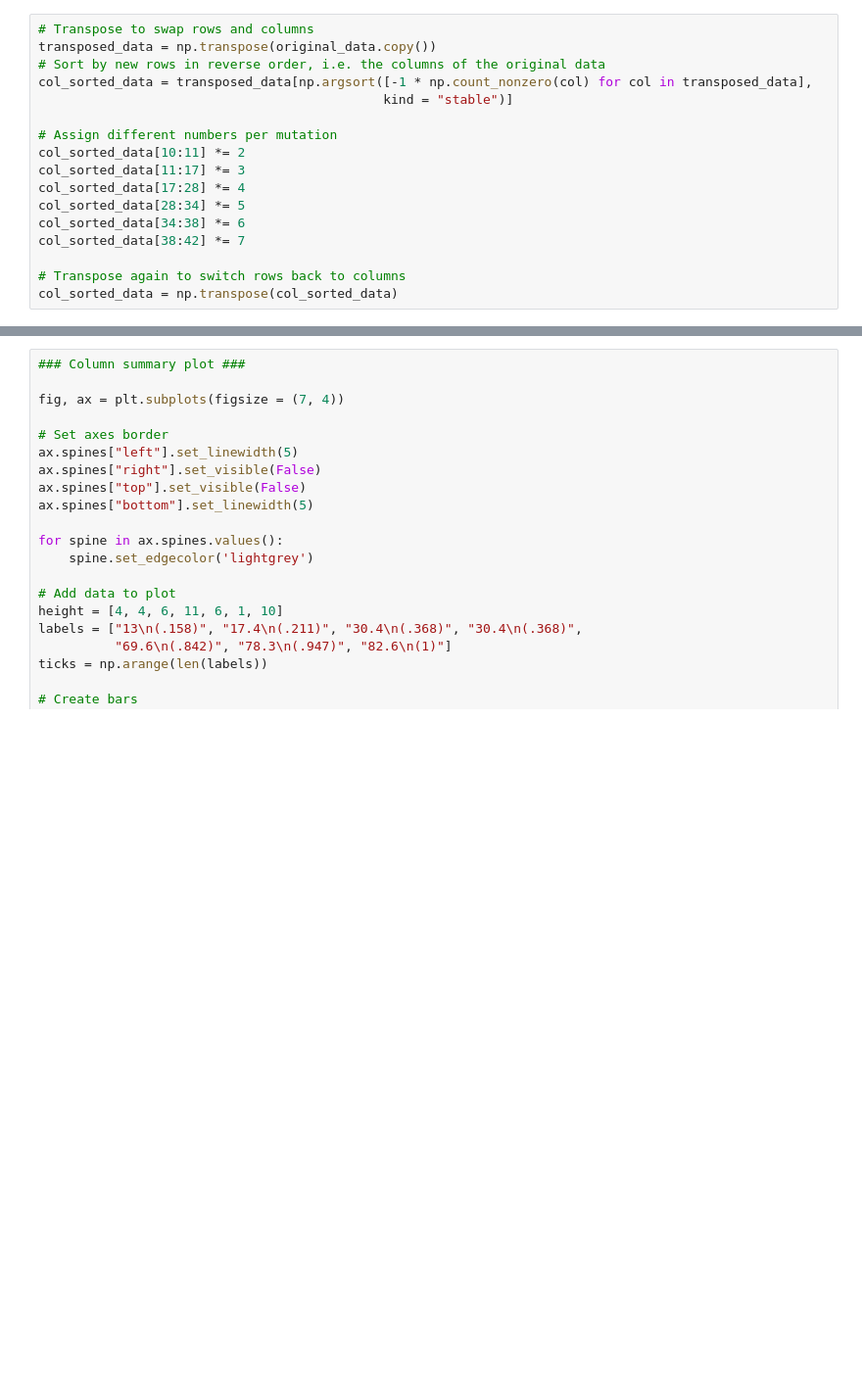
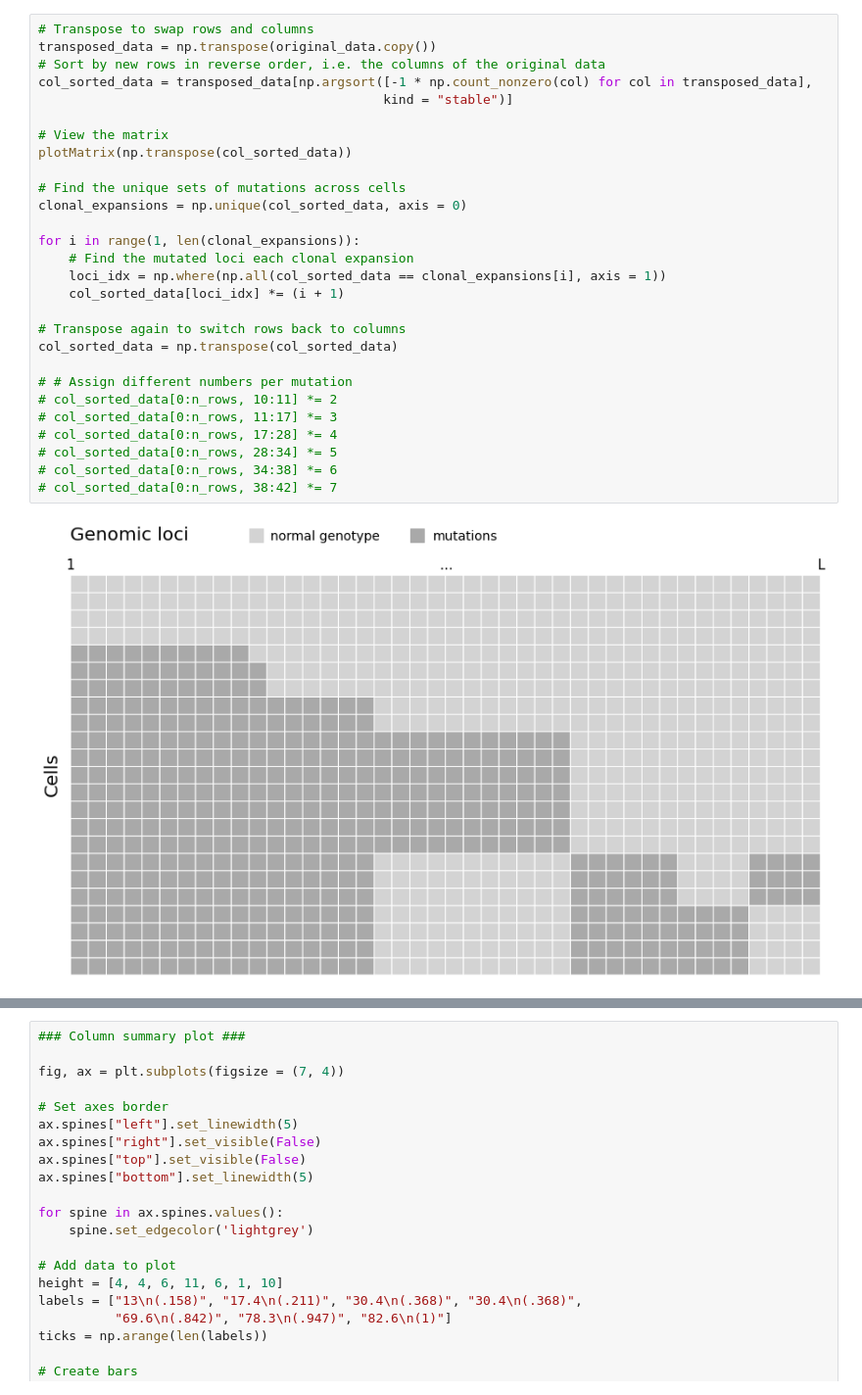
Before and after one commit to TomMakesThings/Cancer-Evolution, a Jupyter notebook: Mutation-Matrix.ipynb, the cells around one changed output, grey strips where cells are left out. Shown at 98% size. Drawn from its saved outputs; the diff is of its cells as text; blank space fills up the shorter version.

```diff
--- a/Mutation-Matrix.ipynb
+++ b/Mutation-Matrix.ipynb
@@ -37,17 +110,30 @@ print(original_data.shape)
 # %%
 # Transpose to swap rows and columns
 transposed_data = np.transpose(original_data.copy())
 # Sort by new rows in reverse order, i.e. the columns of the original data
 col_sorted_data = transposed_data[np.argsort([-1 * np.count_nonzero(col) for col in transposed_data],
                                              kind = "stable")]
 
-# Assign different numbers per mutation
-col_sorted_data[10:11] *= 2
-col_sorted_data[11:17] *= 3
-col_sorted_data[17:28] *= 4
-col_sorted_data[28:34] *= 5
-col_sorted_data[34:38] *= 6
-col_sorted_data[38:42] *= 7
+# View the matrix
+plotMatrix(np.transpose(col_sorted_data))
+
+# Find the unique sets of mutations across cells
+clonal_expansions = np.unique(col_sorted_data, axis = 0)
+
+for i in range(1, len(clonal_expansions)):
+    # Find the mutated loci each clonal expansion
+    loci_idx = np.where(np.all(col_sorted_data == clonal_expansions[i], axis = 1))
+    col_sorted_data[loci_idx] *= (i + 1)
 
 # Transpose again to switch rows back to columns
 col_sorted_data = np.transpose(col_sorted_data)
+
+# # Assign different numbers per mutation
+# col_sorted_data[0:n_rows, 10:11] *= 2
+# col_sorted_data[0:n_rows, 11:17] *= 3
+# col_sorted_data[0:n_rows, 17:28] *= 4
+# col_sorted_data[0:n_rows, 28:34] *= 5
+# col_sorted_data[0:n_rows, 34:38] *= 6
+# col_sorted_data[0:n_rows, 38:42] *= 7
+# %% [output]
+[figure, added]
```
Also changed, not shown: parts of 19 cells of this notebook.
